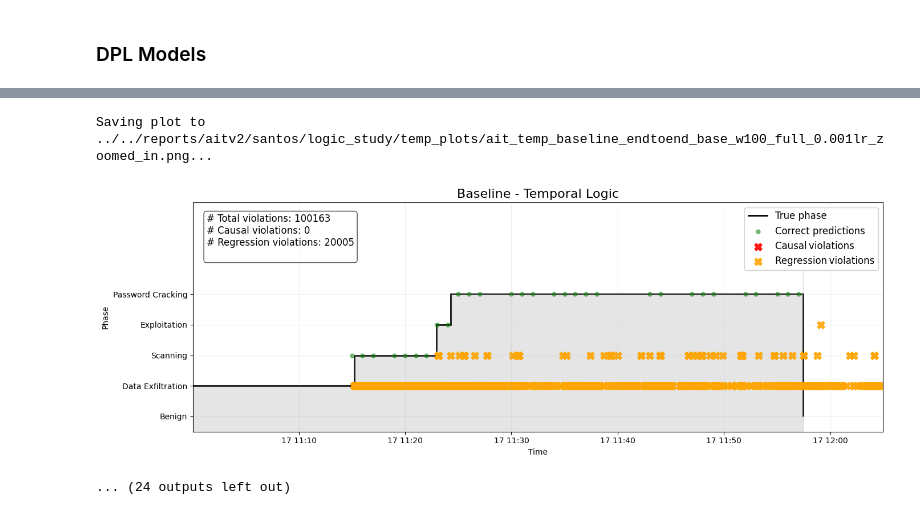
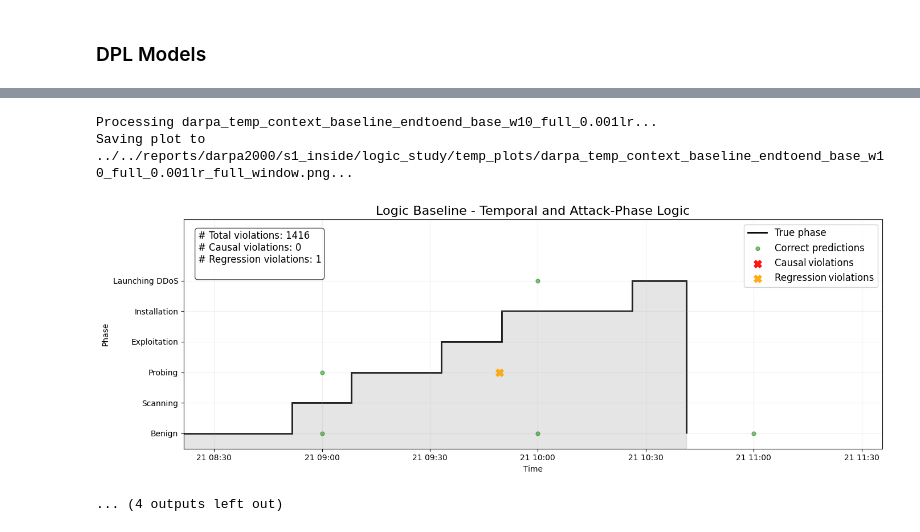
Before and after one commit to sofiaburkow/DeepChronos, a Jupyter notebook: notebooks/experiments/logic_study.ipynb, the cells around one changed output, grey strips where cells are left out. Drawn from its saved outputs; the diff is of its cells as text; code cells hidden in the pictures.

Commit message:
DARPA logic study plots and metrics

```diff
--- a/notebooks/experiments/logic_study.ipynb
+++ b/notebooks/experiments/logic_study.ipynb
@@ -41,3 +82,12 @@ df = pd.read_csv(
 )
 
 df = df.sort_values("start_time").reset_index(drop=True)
+# %%
+if dataset == "darpa2000":
+    df["start_time"] = pd.to_datetime(df["start_time"], unit="s", origin=sim_start)
+    # Convert start_time and end_time from seconds to datetime
+    df["start_time_dt"] = pd.to_datetime(df["start_time"], unit="s")
+    df["end_time_dt"] = pd.to_datetime(df["end_time"], unit="s")
+
+    print(f"Full dataset time range: {df['start_time_dt'].min()} to {df['end_time_dt'].max()}")
+    print("Total flows in combined dataset:", len(df))
@@ -570,17 +605,17 @@ def get_plot_name(experiment_name):
         model_name = "Attack-Phase Logic"
 
     if "baseline" in experiment_name:
-        plot_name = f"Baseline - {model_name}"
+        plot_name = f"Logic Baseline - {model_name}"
     elif "pretrained" in experiment_name:
-        plot_name = f"Pretrained - {model_name}"
+        plot_name = f"DPL Pretrained - {model_name}"
     elif "endtoend" in experiment_name:
-        plot_name = f"End-to-End - {model_name}"
+        plot_name = f"DPL End-to-End - {model_name}"
 
     # Neural Baseline Names
     if "multiclass" in experiment_name:
-        plot_name = "Multiclass LSTM"
+        plot_name = "Neural Baseline - Multiclass LSTM"
     elif "ensemble" in experiment_name:
-        plot_name = "LSTM Ensemble"
+        plot_name = "Neural Baseline - LSTM Ensemble"
 
     return plot_name
 # %%
@@ -598,8 +633,8 @@ for experiment_name, metrics in metrics_dict.items():
     correct_attack_df_sampled, correct_benign_df_sampled, correct_df_sampled = \
         sample_correct_predictions(correct_df, time_window="1h")
 
-    start = pd.Timestamp("2022-01-14 12:00")
-    end   = pd.Timestamp("2022-01-17 13:30")
+    # start = pd.Timestamp("2022-01-14 12:00")
+    # end   = pd.Timestamp("2022-01-17 13:30")
 
     plot_temp_consistency(
         df=df,
@@ -610,35 +645,38 @@ for experiment_name, metrics in metrics_dict.items():
         metrics_dict=metrics,
         plot_name=plot_name,
         exp_name=f"{experiment_name}_full_window",
+        labels=plot_labels,
         out_dir=plots_dir,
-        attack_start=start,
-        attack_end=end,
+        # attack_start=start,
+        # attack_end=end,
         with_metrics_box=True,
         save_plot=True,
         show_plot=True
     )
 
-    # Zoom in on attack window
-    correct_attack_df_sampled, correct_benign_df_sampled, correct_df_sampled = \
-        sample_correct_predictions(correct_df, time_window="1min")
+    if dataset == "aitv2":
+        # Zoom in on attack window
+        correct_attack_df_sampled, correct_benign_df_sampled, correct_df_sampled = \
+            sample_correct_predictions(correct_df, time_window="1min")
 
-    start = attack_start
-    end   = pd.Timestamp("2022-01-17 12:05")
+        # start = attack_start
+        # end   = pd.Timestamp("2022-01-17 12:05")
 
-    plot_temp_consistency(
-        df=df,
-        phase_bounds=phase_bounds,
-        correct_df=correct_df_sampled,
-        causal_df=causal_df,
-        regression_df=regression_df,
-        metrics_dict=metrics,
-        plot_name=plot_name,
-        exp_name=f"{experiment_name}_zoomed_in",
-        out_dir=plots_dir,
-        attack_start=start,
-        attack_end=end,
-        with_metrics_box=True,
-        save_plot=True,
-        show_plot=True
-    )
+        plot_temp_consistency(
+            df=df,
+            phase_bounds=phase_bounds,
+            correct_df=correct_df_sampled,
+            causal_df=causal_df,
+            regression_df=regression_df,
+            metrics_dict=metrics,
+            plot_name=plot_name,
+            exp_name=f"{experiment_name}_zoomed_in",
+            labels=plot_labels,
+            out_dir=plots_dir,
+            # attack_start=start,
+            # attack_end=end,
+            with_metrics_box=True,
+            save_plot=True,
+            show_plot=True
+        )
 # %% [output]
@@ -658,3 +698,4 @@ Saving plot to ../../reports/aitv2/santos/logic_study/temp_plots/ait_temp_baseli
-Saving plot to ../../reports/aitv2/santos/logic_study/temp_plots/ait_temp_baseline_endtoend_base_w100_full_0.001lr_zoomed_in.png...
+Processing darpa_temp_context_baseline_endtoend_base_w10_full_0.001lr...
+Saving plot to ../../reports/darpa2000/s1_inside/logic_study/temp_plots/darpa_temp_context_baseline_endtoend_base_w10_full_0.001lr_full_window.png...
-[figure, old version]
+[figure, new version]
-... (24 outputs left out)
+... (4 outputs left out)
```
Also changed, not shown: parts of 21 cells of this notebook, 42 other files.
